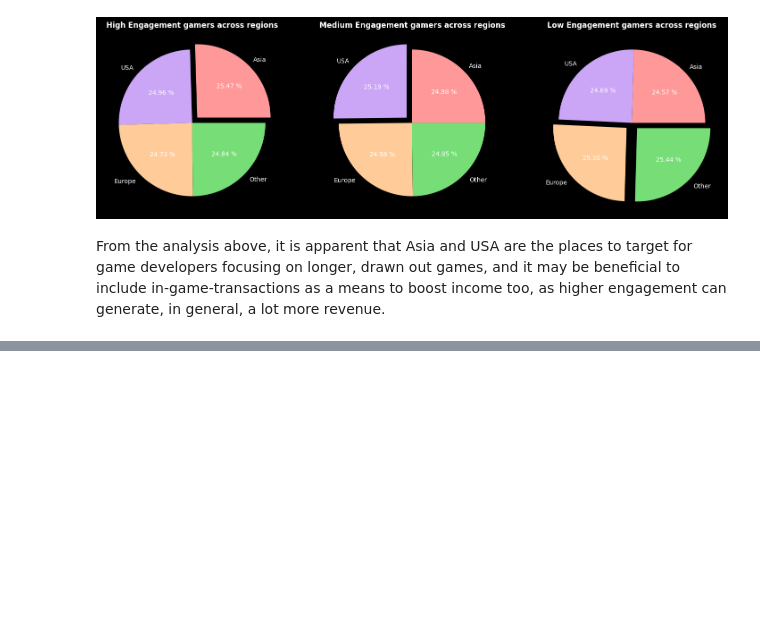
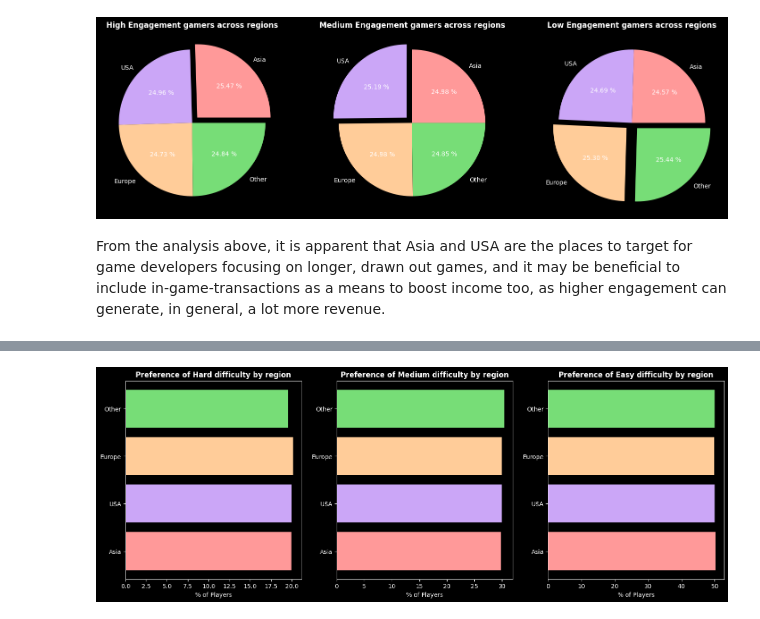
Before and after one commit to rajin-khan/Gaming-Behavior-Analysis, a Jupyter notebook: main_notebook.ipynb, the cells around one changed output, grey strips where cells are left out. Cells and saved outputs as stored; diff of their text form; code cells hidden in the pictures; blank space fills up the shorter version.

```diff
--- a/main_notebook.ipynb
+++ b/main_notebook.ipynb
@@ -162,0 +188,53 @@ From the analysis  above, it is apparent that Asia and USA are the places to tar
+# %%
+#calculating preference of hard difficulty by region
+pct_hard_asia = (len(gaming_asia.loc[gaming_asia['GameDifficulty']=='Hard'])/len(gaming_asia))*100
+pct_hard_usa = (len(gaming_usa.loc[gaming_usa['GameDifficulty']=='Hard'])/len(gaming_usa))*100
+pct_hard_europe = (len(gaming_europe.loc[gaming_europe['GameDifficulty']=='Hard'])/len(gaming_europe))*100
+pct_hard_other = (len(gaming_other.loc[gaming_other['GameDifficulty']=='Hard'])/len(gaming_other))*100
+
+#calculating preference of medium difficulty by region
+pct_medium_asia = (len(gaming_asia.loc[gaming_asia['GameDifficulty']=='Medium'])/len(gaming_asia))*100
+pct_medium_usa = (len(gaming_usa.loc[gaming_usa['GameDifficulty']=='Medium'])/len(gaming_usa))*100
+pct_medium_europe = (len(gaming_europe.loc[gaming_europe['GameDifficulty']=='Medium'])/len(gaming_europe))*100
+pct_medium_other = (len(gaming_other.loc[gaming_other['GameDifficulty']=='Medium'])/len(gaming_other))*100
+
+#calculating preference of low difficulty by region
+pct_easy_asia = (len(gaming_asia.loc[gaming_asia['GameDifficulty']=='Easy'])/len(gaming_asia))*100
+pct_easy_usa = (len(gaming_usa.loc[gaming_usa['GameDifficulty']=='Easy'])/len(gaming_usa))*100
+pct_easy_europe = (len(gaming_europe.loc[gaming_europe['GameDifficulty']=='Easy'])/len(gaming_europe))*100
+pct_easy_other = (len(gaming_other.loc[gaming_other['GameDifficulty']=='Easy'])/len(gaming_other))*100
+# %%
+#plotting the data
+
+#setting up the subplots
+fig, axs = plt.subplots(1, 3, figsize=(18, 6))
+
+#setting up required arrays by section
+difficulty_sections_hard = [pct_hard_asia, pct_hard_usa, pct_hard_europe, pct_hard_other]
+difficulty_sections_medium = [pct_medium_asia, pct_medium_usa, pct_medium_europe, pct_medium_other]
+difficulty_sections_easy = [pct_easy_asia, pct_easy_usa, pct_easy_europe, pct_easy_other]
+
+#setting up other arrays and fonts
+#titlefont also set up previously
+#region_labels set up previously
+#region_colors also set up previously
+
+# Plotting the high difficulty graph
+axs[0].barh(region_labels, difficulty_sections_hard, color=region_colors)
+axs[0].set_title('Preference of Hard difficulty by region', fontdict=titlefont)
+axs[0].set_xlabel('% of Players')
+
+# Plotting the medium difficulty graph
+axs[1].barh(region_labels, difficulty_sections_medium, color=region_colors)
+axs[1].set_title('Preference of Medium difficulty by region', fontdict=titlefont)
+axs[1].set_xlabel('% of Players')
+
+# Plotting the low difficulty graph
+axs[2].barh(region_labels, difficulty_sections_easy, color=region_colors)
+axs[2].set_title('Preference of Easy difficulty by region', fontdict=titlefont)
+axs[2].set_xlabel('% of Players')
+
+plt.savefig('./generated/difficultybreakdown.png', dpi=500)
+plt.show()
+# %% [output]
+[figure, added]
```
Also changed, not shown: parts of 3 cells of this notebook, 1 other file.
